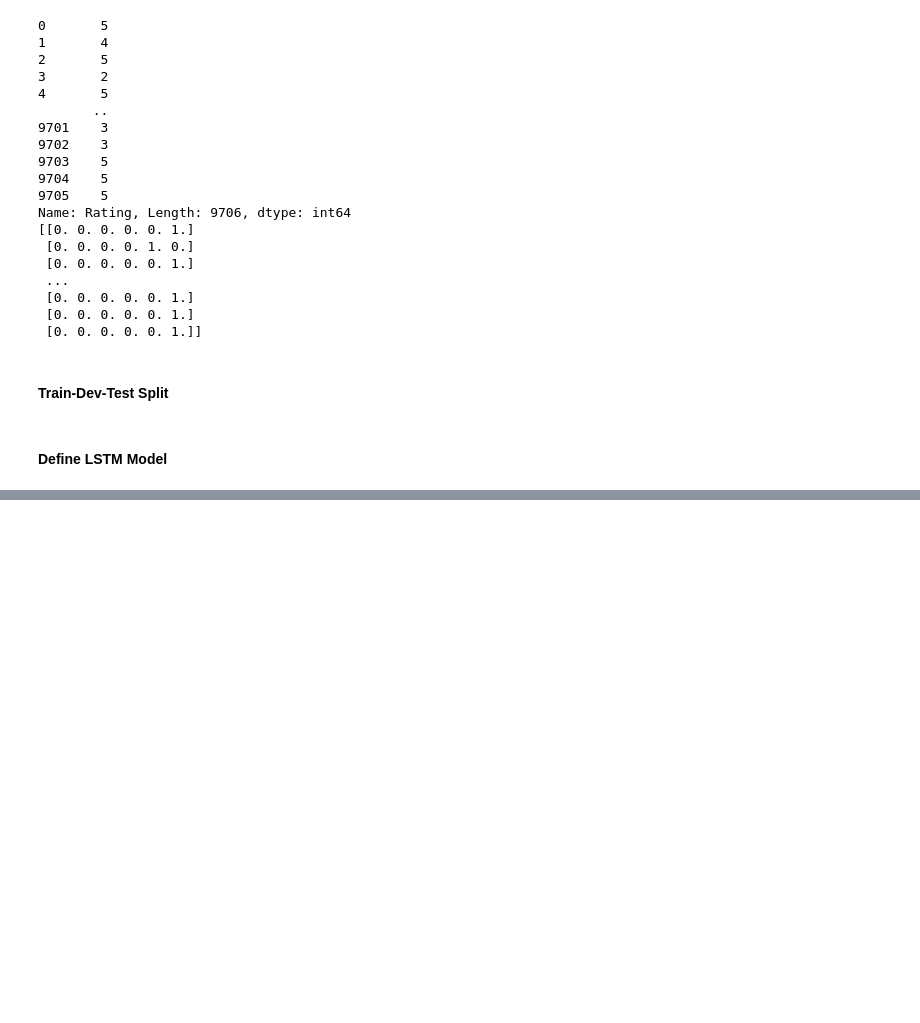
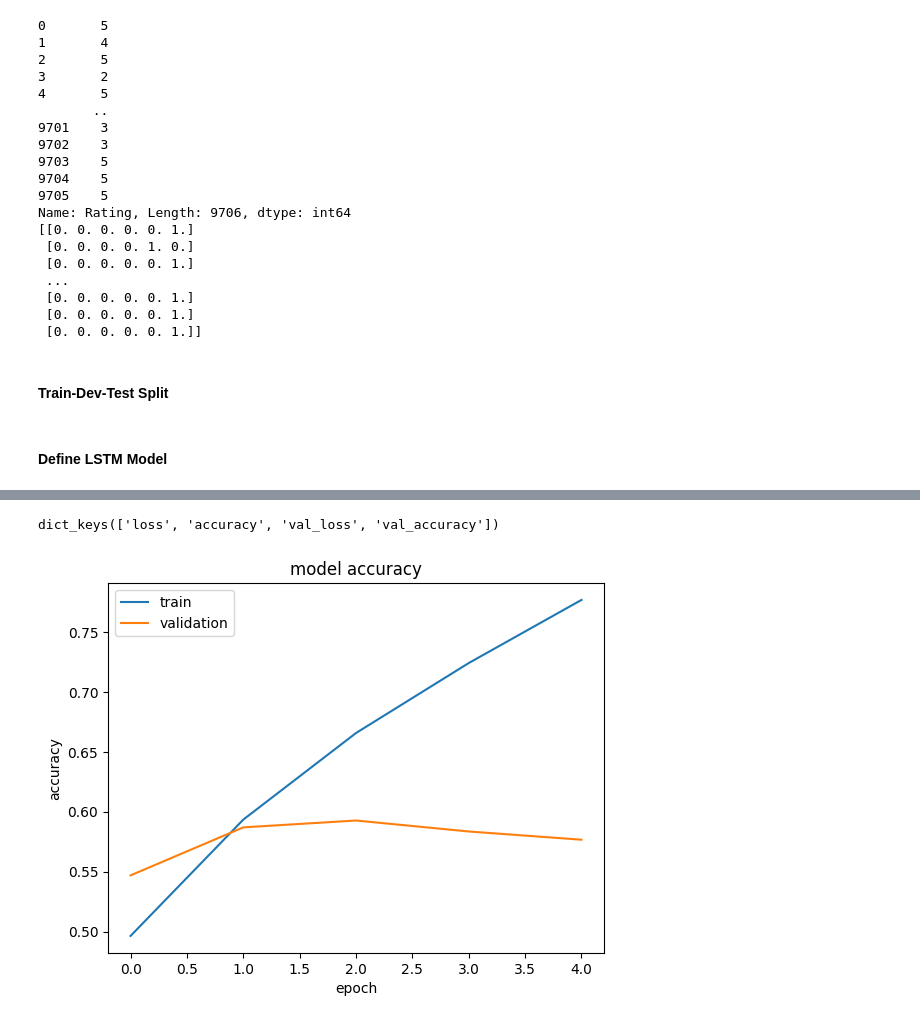
Before and after one commit to anagarlau/yelp-rating-predictor, a Jupyter notebook: 3_modelling/LSTM.ipynb, the cells around one changed output, grey strips where cells are left out. Drawn from its saved outputs; the diff is of its cells as text; code cells hidden in the pictures; blank space fills up the shorter version.

```diff
--- a/3_modelling/LSTM.ipynb
+++ b/3_modelling/LSTM.ipynb
@@ -179,0 +187,15 @@ print(accuracy_score(pred_test,y_test))
+# %%
+model = Sequential()
+model.add(Embedding(input_dim=vocab_size,output_dim=10,input_length=padding_size))
+model.add(Flatten())
+model.add(Dense(5, activation='softmax'))
+opt = optimizers.Adam(learning_rate=0.001) # tried 0.1, 0.001, 0.0001
+model.compile(optimizer=opt, loss='categorical_crossentropy', metrics=['accuracy'])
+#model.summary()
+# %%
+
+hist = model.fit(X_train,
+                 to_categorical(y_train),
+                 epochs=5, # tried 3, 4, 5, 10
+                 batch_size=10,#tried 5, 10, 50, 100
+                 validation_data=(X_dev,to_categorical(y_dev)))
@@ -179,0 +238,13 @@ print(accuracy_score(pred_test,y_test))
+# %%
+print(hist.history.keys())
+#  "Accuracy"
+plt.plot(hist.history['accuracy'])
+plt.plot(hist.history['val_accuracy'])
+plt.title('model accuracy')
+plt.ylabel('accuracy')
+plt.xlabel('epoch')
+plt.legend(['train', 'validation'], loc='upper left')
+plt.show()
+# %% [output]
+dict_keys(['loss', 'accuracy', 'val_loss', 'val_accuracy'])
+[figure, added]
```
Also changed, not shown: parts of 11 cells of this notebook.
